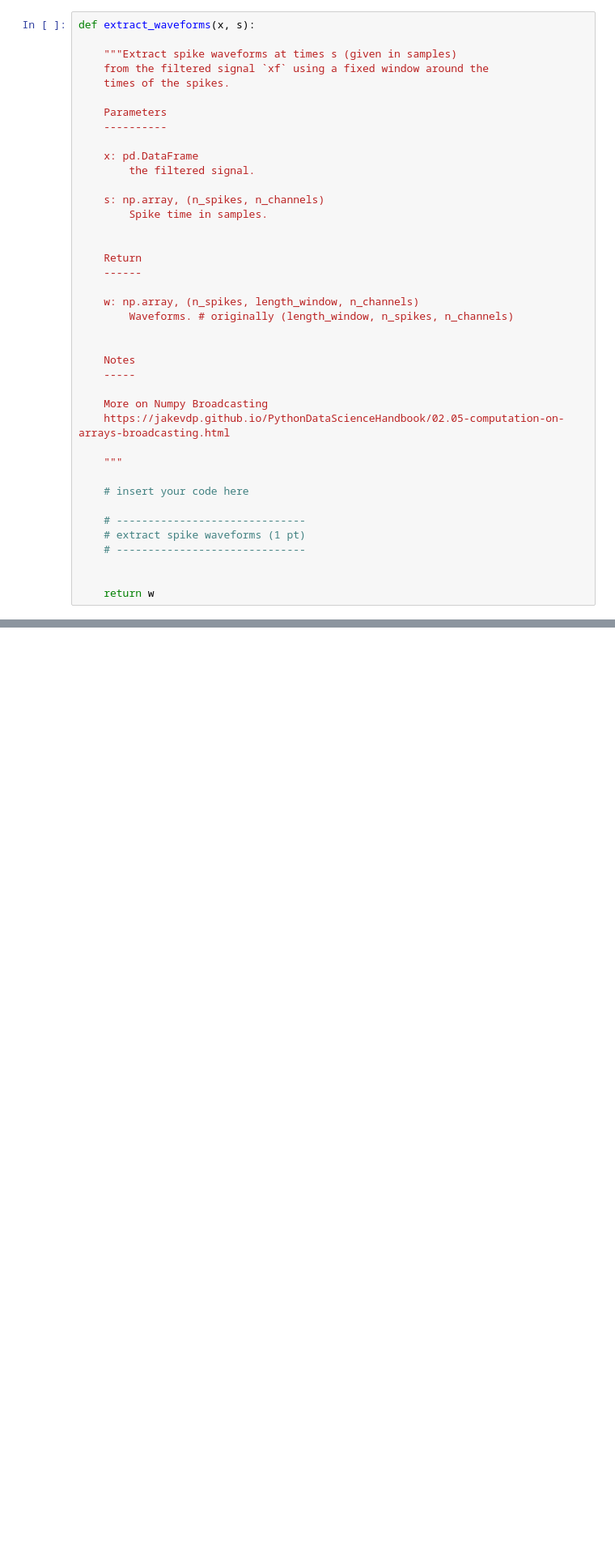
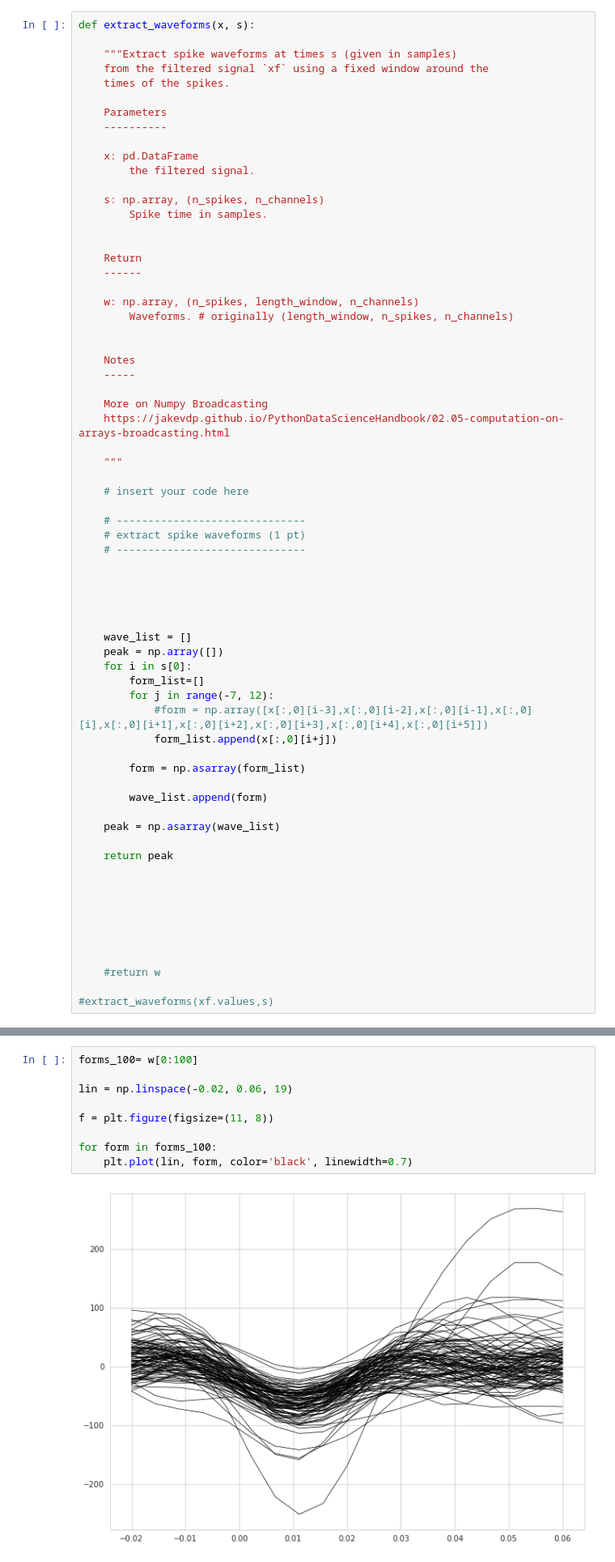
Before and after one commit to hammour95/NeuralDataScience-, a Jupyter notebook: Task_1/CodingLab1.ipynb, the cells around one changed output, grey strips where cells are left out. Shown at 81% size. Drawn from its saved outputs; the diff is of its cells as text; blank space fills up the shorter version.

```diff
--- a/Task_1/CodingLab1.ipynb
+++ b/Task_1/CodingLab1.ipynb
@@ -273,11 +316,49 @@ def extract_waveforms(x, s):
     # ------------------------------
 
 
-    return w
+
+
+
+    wave_list = []
+    peak = np.array([])
+    for i in s[0]:
+        form_list=[]
+        for j in range(-7, 12):
+            #form = np.array([x[:,0][i-3],x[:,0][i-2],x[:,0][i-1],x[:,0][i],x[:,0][i+1],x[:,0][i+2],x[:,0][i+3],x[:,0][i+4],x[:,0][i+5]])
+            form_list.append(x[:,0][i+j])
+
+        form = np.asarray(form_list)
+
+        wave_list.append(form)
+
+    peak = np.asarray(wave_list)
+
+    return peak
+
+
+
+
+
+
+
+    #return w
+
+#extract_waveforms(xf.values,s)
 # %%
 w = extract_waveforms(xf.values,s)
 # %% [markdown]
 Plot first 100 spike waveforms
+# %%
+forms_100= w[0:100]
+
+lin = np.linspace(-0.02, 0.06, 19)
+
+f = plt.figure(figsize=(11, 8))
+
+for form in forms_100:
+    plt.plot(lin, form, color='black', linewidth=0.7)
+# %% [output]
+[figure, added]
 # %%
 fig, ax = plt.subplots(2, 2, figsize=(11, 8))
 
```
Also changed, not shown: parts of 6 cells of this notebook.
